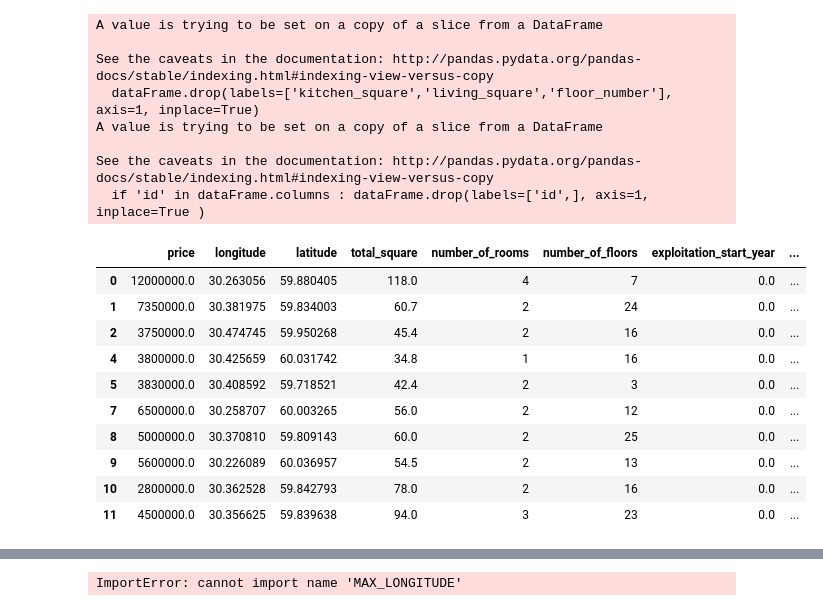
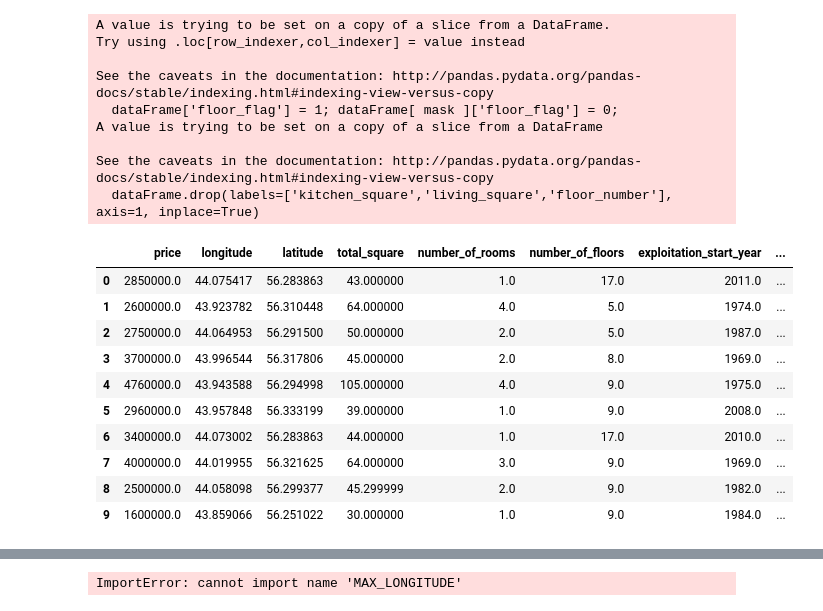
Before and after one commit to SergeyMalashenko/GEO_GID, a Jupyter notebook: checkModel.ipynb, the cells around one changed output, grey strips where cells are left out. Saved outputs shown, nothing was run; the diff lists cells and outputs as text; code cells hidden in the pictures.

```diff
--- a/checkModel.ipynb
+++ b/checkModel.ipynb
@@ -11,52 +11,57 @@ from sklearn.grid_search       import GridSearchCV
 from sklearn.ensemble          import RandomForestRegressor
 from sklearn.metrics           import mean_squared_error, mean_absolute_error, median_absolute_error
 
 import pandas            as pd
 import numpy             as np
 import matplotlib.pyplot as plt
 import _pickle           as cPickle
 
 import itertools
 import argparse
 
 from commonModel import loadCSVData, FLOAT_COLUMNS, INT_COLUMNS, STR_COLUMNS, TARGET_COLUMN
 from commonModel import limitDataUsingProcentiles, limitDataUsingLimitsFromFilename
 
-#dataFileName   = "input/NizhnyNovgorodWithYear.csv"
-#limitsFileName = "input/NizhnyNovgorodLimits.json"
+dataFileName   = "input/NizhnyNovgorodWithYear.csv"
+limitsFileName = "input/NizhnyNovgorodLimits.json"
 
-dataFileName   = "input/SaintPetersburg.csv"
-limitsFileName = "input/SaintPetersburgLimits.json"
+#dataFileName   = "input/SaintPetersburg.csv"
+#limitsFileName = "input/SaintPetersburgLimits.json"
 
 #dataFileName   = "input/Moscow.csv"
 #limitsFileName = "input/MoscowLimits.json"
 
-
 allDataFrame = loadCSVData( dataFileName, COLUMN_TYPE='NUMERICAL' )
 allDataFrame = limitDataUsingLimitsFromFilename( allDataFrame, limitsFileName )
 allDataFrame = limitDataUsingProcentiles       ( allDataFrame )
+
+#latitude  = 55.751999;longitude = 37.617734;
+#latitude_s  = allDataFrame['latitude' ].values
+#longitude_s = allDataFrame['longitude'].values
+#allDataFrame['distance_from_kremlin'] = np.sqrt( (latitude_s - latitude)**2 + (longitude_s - longitude)**2 )
 #allDataFrame = inputDataFrame[FEATURES]
 allDataFrame.head(10)
 # %% [output]
+A value is trying to be set on a copy of a slice from a DataFrame.
+Try using .loc[row_indexer,col_indexer] = value instead
+
+See the caveats in the documentation: http://pandas.pydata.org/pandas-docs/stable/indexing.html#indexing-view-versus-copy
+  dataFrame['floor_flag'] = 1; dataFrame[ mask ]['floor_flag'] = 0;
 A value is trying to be set on a copy of a slice from a DataFrame
 
 See the caveats in the documentation: http://pandas.pydata.org/pandas-docs/stable/indexing.html#indexing-view-versus-copy
   dataFrame.drop(labels=['kitchen_square','living_square','floor_number'], axis=1, inplace=True)
-A value is trying to be set on a copy of a slice from a DataFrame
-
-See the caveats in the documentation: http://pandas.pydata.org/pandas-docs/stable/indexing.html#indexing-view-versus-copy
-  if 'id' in dataFrame.columns : dataFrame.drop(labels=['id',], axis=1, inplace=True )
 |  | price | longitude | latitude | total_square | number_of_rooms | number_of_floors | exploitation_start_year | ... |
-| 0 | 12000000.0 | 30.263056 | 59.880405 | 118.0 | 4 | 7 | 0.0 | ... |
-| 1 | 7350000.0 | 30.381975 | 59.834003 | 60.7 | 2 | 24 | 0.0 | ... |
-| 2 | 3750000.0 | 30.474745 | 59.950268 | 45.4 | 2 | 16 | 0.0 | ... |
-| 4 | 3800000.0 | 30.425659 | 60.031742 | 34.8 | 1 | 16 | 0.0 | ... |
-| 5 | 3830000.0 | 30.408592 | 59.718521 | 42.4 | 2 | 3 | 0.0 | ... |
-| 7 | 6500000.0 | 30.258707 | 60.003265 | 56.0 | 2 | 12 | 0.0 | ... |
-| 8 | 5000000.0 | 30.370810 | 59.809143 | 60.0 | 2 | 25 | 0.0 | ... |
-| 9 | 5600000.0 | 30.226089 | 60.036957 | 54.5 | 2 | 13 | 0.0 | ... |
-| 10 | 2800000.0 | 30.362528 | 59.842793 | 78.0 | 2 | 16 | 0.0 | ... |
-| 11 | 4500000.0 | 30.356625 | 59.839638 | 94.0 | 3 | 23 | 0.0 | ... |
+| 0 | 2850000.0 | 44.075417 | 56.283863 | 43.000000 | 1.0 | 17.0 | 2011.0 | ... |
+| 1 | 2600000.0 | 43.923782 | 56.310448 | 64.000000 | 4.0 | 5.0 | 1974.0 | ... |
+| 2 | 2750000.0 | 44.064953 | 56.291500 | 50.000000 | 2.0 | 5.0 | 1987.0 | ... |
+| 3 | 3700000.0 | 43.996544 | 56.317806 | 45.000000 | 2.0 | 8.0 | 1969.0 | ... |
+| 4 | 4760000.0 | 43.943588 | 56.294998 | 105.000000 | 4.0 | 9.0 | 1975.0 | ... |
+| 5 | 2960000.0 | 43.957848 | 56.333199 | 39.000000 | 1.0 | 9.0 | 2008.0 | ... |
+| 6 | 3400000.0 | 44.073002 | 56.283863 | 44.000000 | 1.0 | 17.0 | 2010.0 | ... |
+| 7 | 4000000.0 | 44.019955 | 56.321625 | 64.000000 | 3.0 | 9.0 | 1969.0 | ... |
+| 8 | 2500000.0 | 44.058098 | 56.299377 | 45.299999 | 2.0 | 9.0 | 1982.0 | ... |
+| 9 | 1600000.0 | 43.859066 | 56.251022 | 30.000000 | 1.0 | 9.0 | 1984.0 | ... |
 # %%
 allDataFrame.describe()
 # %% [output]
```
Also changed, not shown: parts of 4 cells of this notebook, 11 other files.
